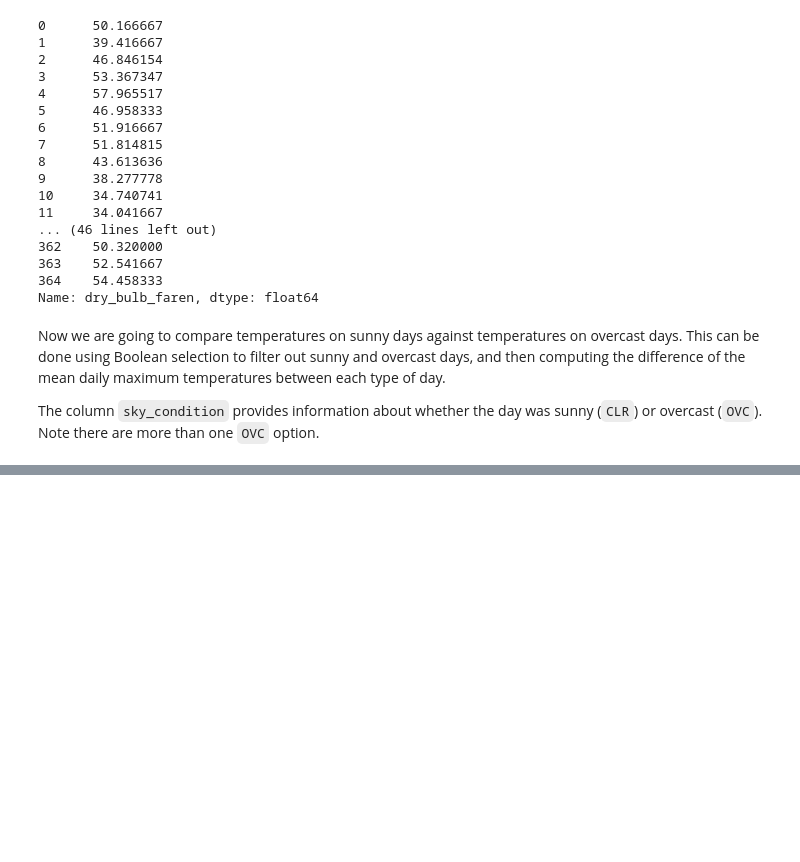
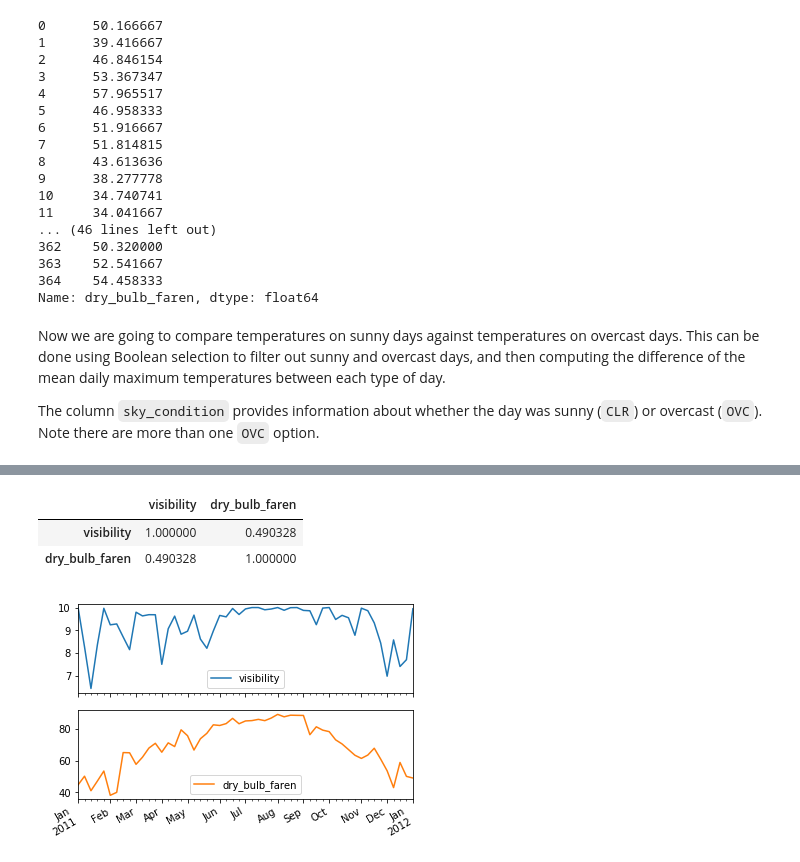
Before and after one commit to rodsveiga/Python-Intro_codes, a Jupyter notebook: sunlight_in_austin.ipynb, the cells around one changed output, grey strips where cells are left out. Cells and saved outputs as stored; diff of their text form; code cells hidden in the pictures; blank space fills up the shorter version.

```diff
--- a/sunlight_in_austin.ipynb
+++ b/sunlight_in_austin.ipynb
@@ -361,0 +374,7 @@ dtype: float64
+# %%
+# Select the `visibility` and `dry_bulb_faren` columns and resample them.
+
+weekly_mean = df[['visibility', 'dry_bulb_faren']].resample('W').mean()
+
+# When we slice on more than one features, they have to be passed in the
+# argument as a list.
@@ -361,0 +390,15 @@ dtype: float64
+# %%
+# The Pearson correlation coefficient.
+
+weekly_mean.corr()
+# %% [output]
+|  | visibility | dry_bulb_faren |
+| visibility | 1.000000 | 0.490328 |
+| dry_bulb_faren | 0.490328 | 1.000000 |
+# %%
+# Plotting `weekly_mean` with `subplots=True`.
+
+weekly_mean.plot(subplots=True)
+plt.show()
+# %% [output]
+[figure, added]
```
Also changed, not shown: parts of 9 cells of this notebook.
